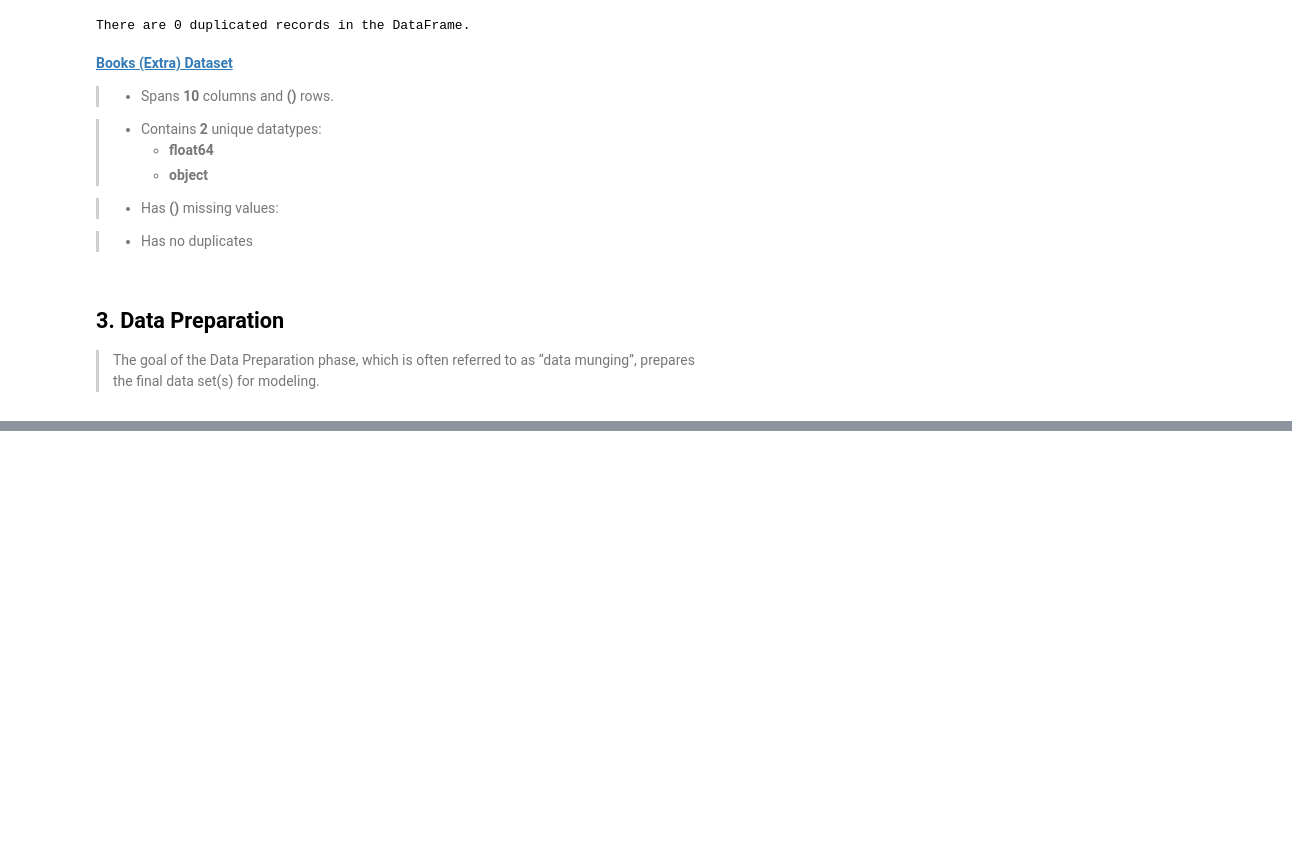
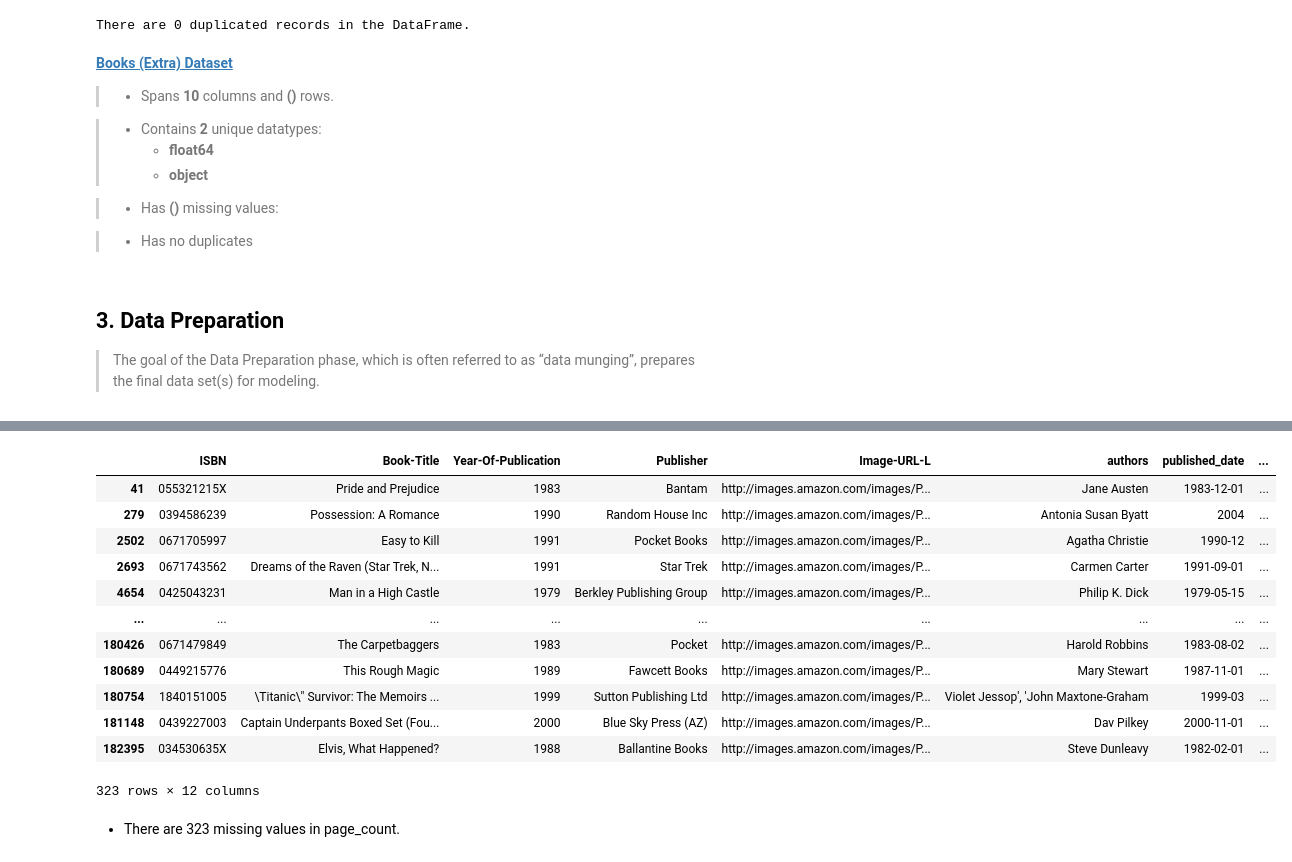
Before and after one commit to Azegele/Phase-5-Project, a Jupyter notebook: index.ipynb, the cells around one changed output, grey strips where cells are left out. Cells and saved outputs as stored; diff of their text form; code cells hidden in the pictures; blank space fills up the shorter version.

```diff
--- a/index.ipynb
+++ b/index.ipynb
@@ -442,0 +954,8 @@ There are 0 duplicated records in the DataFrame.
+# %%
+# In the authors column we have the authors names in a list
+# Remove the brackets and quotation marks from the 'authors' column
+books_data['authors'] = books_data['authors'].str.strip('[]')
+books_data['authors'] = books_data['authors'].str.strip("''")
+
+# preview data set
+books_data.head()
@@ -442,0 +996,3 @@ There are 0 duplicated records in the DataFrame.
+# %%
+# drop book-author column
+books_data.drop('Book-Author', axis=1, inplace=True)
@@ -442,0 +1001,8 @@ There are 0 duplicated records in the DataFrame.
+# %%
+# In the categories column we have the categories names in a list
+# Remove the brackets and quotation marks from the 'categories' column
+books_data['categories'] = books_data['categories'].str.strip('[]')
+books_data['categories'] = books_data['categories'].str.strip("''")
+
+# preview data set
+books_data.head()
@@ -442,0 +1019,12 @@ There are 0 duplicated records in the DataFrame.
+# %%
+# Convert the 'page_count' to numeric data type
+books_data['page_count'] = pd.to_numeric(books_data['page_count'], errors='coerce')
+
+# Replace any NaN values with a placeholder value
+books_data['page_count'].fillna(-1, inplace=True)
+
+# Convert the 'float_column' to integer data type
+books_data['page_count'] = books_data['page_count'].round().astype(int)
+
+# preview data set
+books_data.head()
@@ -442,0 +1038,19 @@ There are 0 duplicated records in the DataFrame.
+# %%
+#inspecting page_count entries with missing data with the placeholder -1
+books_data.loc[books_data['page_count'] == -1,:]
+# %% [output]
+|  | ISBN | Book-Title | Year-Of-Publication | Publisher | Image-URL-L | authors | published_date | ... |
+| 41 | 055321215X | Pride and Prejudice | 1983 | Bantam | http://images.amazon.com/images/P... | Jane Austen | 1983-12-01 | ... |
+| 279 | 0394586239 | Possession: A Romance | 1990 | Random House Inc | http://images.amazon.com/images/P... | Antonia Susan Byatt | 2004 | ... |
+| 2502 | 0671705997 | Easy to Kill | 1991 | Pocket Books | http://images.amazon.com/images/P... | Agatha Christie | 1990-12 | ... |
+| 2693 | 0671743562 | Dreams of the Raven (Star Trek, N... | 1991 | Star Trek | http://images.amazon.com/images/P... | Carmen Carter | 1991-09-01 | ... |
+| 4654 | 0425043231 | Man in a High Castle | 1979 | Berkley Publishing Group | http://images.amazon.com/images/P... | Philip K. Dick | 1979-05-15 | ... |
+| ... | ... | ... | ... | ... | ... | ... | ... | ... |
+| 180426 | 0671479849 | The Carpetbaggers | 1983 | Pocket | http://images.amazon.com/images/P... | Harold Robbins | 1983-08-02 | ... |
+| 180689 | 0449215776 | This Rough Magic | 1989 | Fawcett Books | http://images.amazon.com/images/P... | Mary Stewart | 1987-11-01 | ... |
+| 180754 | 1840151005 | \Titanic\" Survivor: The Memoirs ... | 1999 | Sutton Publishing Ltd | http://images.amazon.com/images/P... | Violet Jessop', 'John Maxtone-Graham | 1999-03 | ... |
+| 181148 | 0439227003 | Captain Underpants Boxed Set (Fou... | 2000 | Blue Sky Press (AZ) | http://images.amazon.com/images/P... | Dav Pilkey | 2000-11-01 | ... |
+| 182395 | 034530635X | Elvis, What Happened? | 1988 | Ballantine Books | http://images.amazon.com/images/P... | Steve Dunleavy | 1982-02-01 | ... |
+323 rows × 12 columns
+# %% [markdown]
+* There are 323 missing values in page_count.
```
Also changed, not shown: parts of 69 cells of this notebook.
